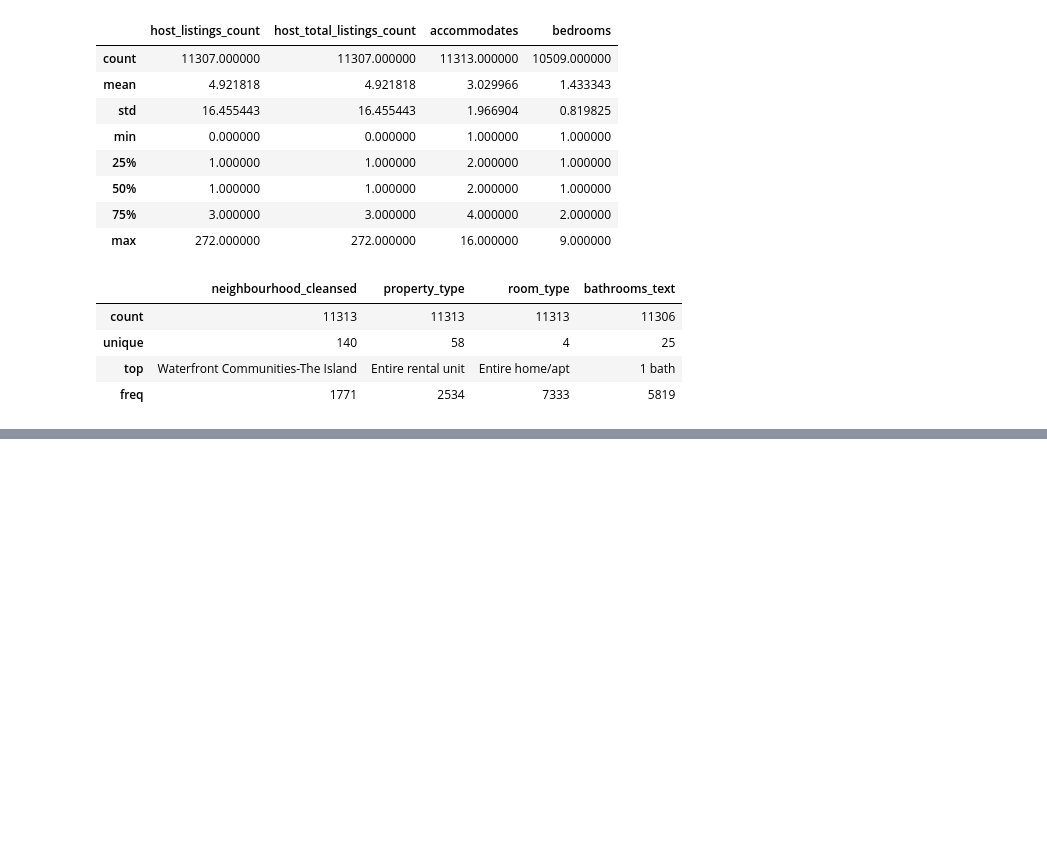
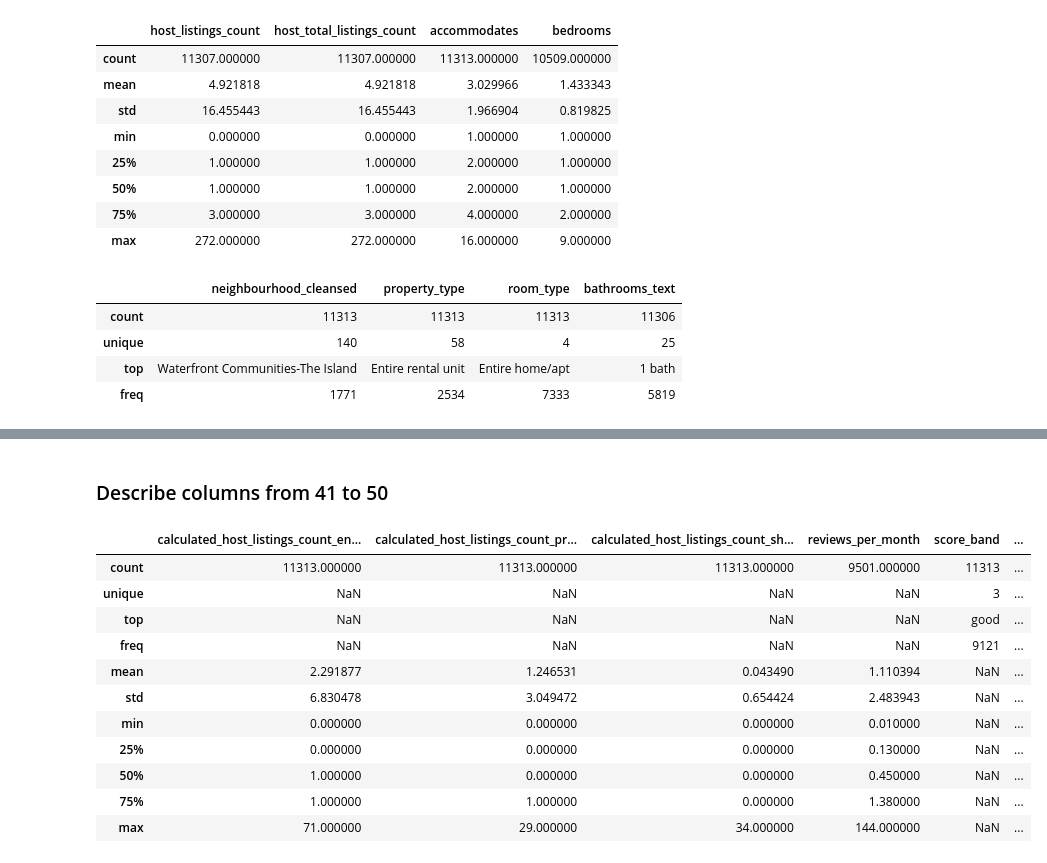
Before and after one commit to Owen-Darkhorse/STAT-441-Project, a Jupyter notebook: Airbnb EDA.ipynb, the cells around one changed output, grey strips where cells are left out. Cells and saved outputs as stored; diff of their text form; code cells hidden in the pictures; blank space fills up the shorter version.

```diff
--- a/Airbnb EDA.ipynb
+++ b/Airbnb EDA.ipynb
@@ -674,0 +695,2 @@ train_df.veri_counts = train_df.host_verifications.str.split(",").apply(len)
+# %%
+train_df["veri_counts"] = train_df["host_verification"].map(lambda x: len(x))
@@ -774,0 +789,5 @@ Name: bedrooms, Length: 11313, dtype: float64
+# %%
+# Convert Bathroom to numerical and change the name
+train_df.bathrooms_text = train_df.bathrooms_text.str.extract(r'(\d+)')
+train_df.rename({"bathrooms_text":"bathrooms"}, axis = 1, inplace=True)
+train_df.bathrooms[:10]
@@ -774,0 +815,3 @@ Name: bedrooms, Length: 11313, dtype: float64
+# %%
+train_df.bathrooms = \
+    pd.to_numeric(train_df.bathrooms, errors = 'ignore')
@@ -774,0 +869,3 @@ Name: bedrooms, Length: 11313, dtype: float64
+# %%
+train_df.first_review = pd.to_datetime(train_df.first_review, errors = "coerce")
+train_df.last_review = pd.to_datetime(train_df.last_review, errors = "coerce")
@@ -774,0 +883,17 @@ Name: bedrooms, Length: 11313, dtype: float64
+# %% [markdown]
+### Describe columns from 41 to 50
+# %%
+train_df.iloc[:, 31:41].describe(include="all")
+# %% [output]
+|  | calculated_host_listings_count_en... | calculated_host_listings_count_pr... | calculated_host_listings_count_sh... | reviews_per_month | score_band | ... |
+| count | 11313.000000 | 11313.000000 | 11313.000000 | 9501.000000 | 11313 | ... |
+| unique | NaN | NaN | NaN | NaN | 3 | ... |
+| top | NaN | NaN | NaN | NaN | good | ... |
+| freq | NaN | NaN | NaN | NaN | 9121 | ... |
+| mean | 2.291877 | 1.246531 | 0.043490 | 1.110394 | NaN | ... |
+| std | 6.830478 | 3.049472 | 0.654424 | 2.483943 | NaN | ... |
+| min | 0.000000 | 0.000000 | 0.000000 | 0.010000 | NaN | ... |
+| 25% | 0.000000 | 0.000000 | 0.000000 | 0.130000 | NaN | ... |
+| 50% | 1.000000 | 0.000000 | 0.000000 | 0.450000 | NaN | ... |
+| 75% | 1.000000 | 1.000000 | 0.000000 | 1.380000 | NaN | ... |
+| max | 71.000000 | 29.000000 | 34.000000 | 144.000000 | NaN | ... |
```
Also changed, not shown: parts of 62 cells of this notebook.
